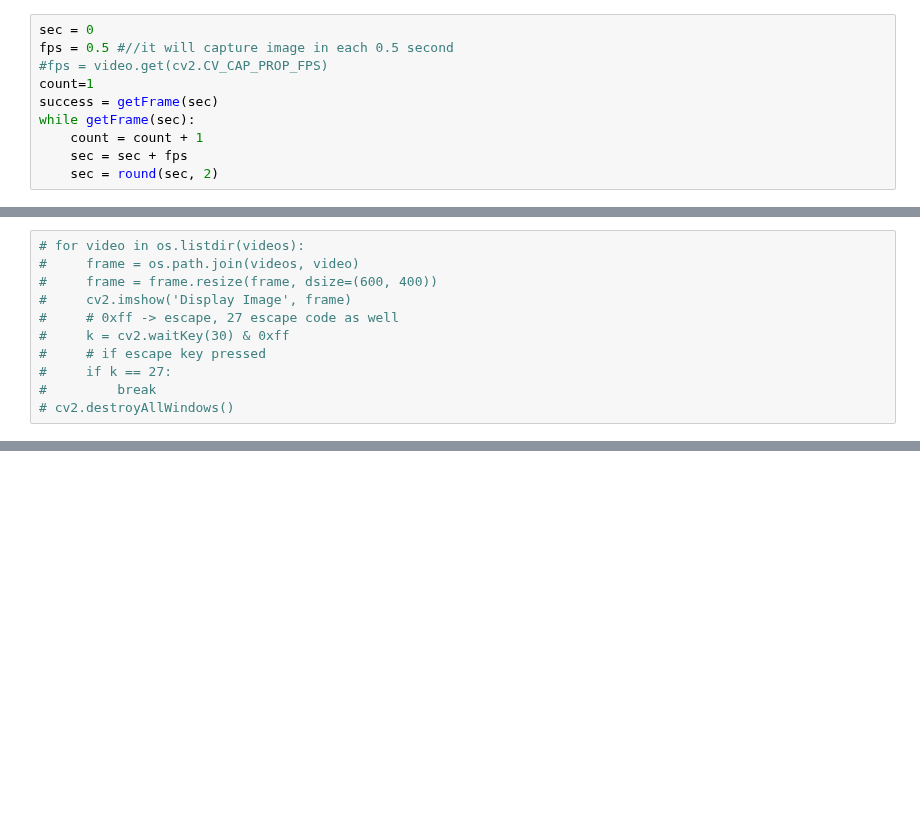
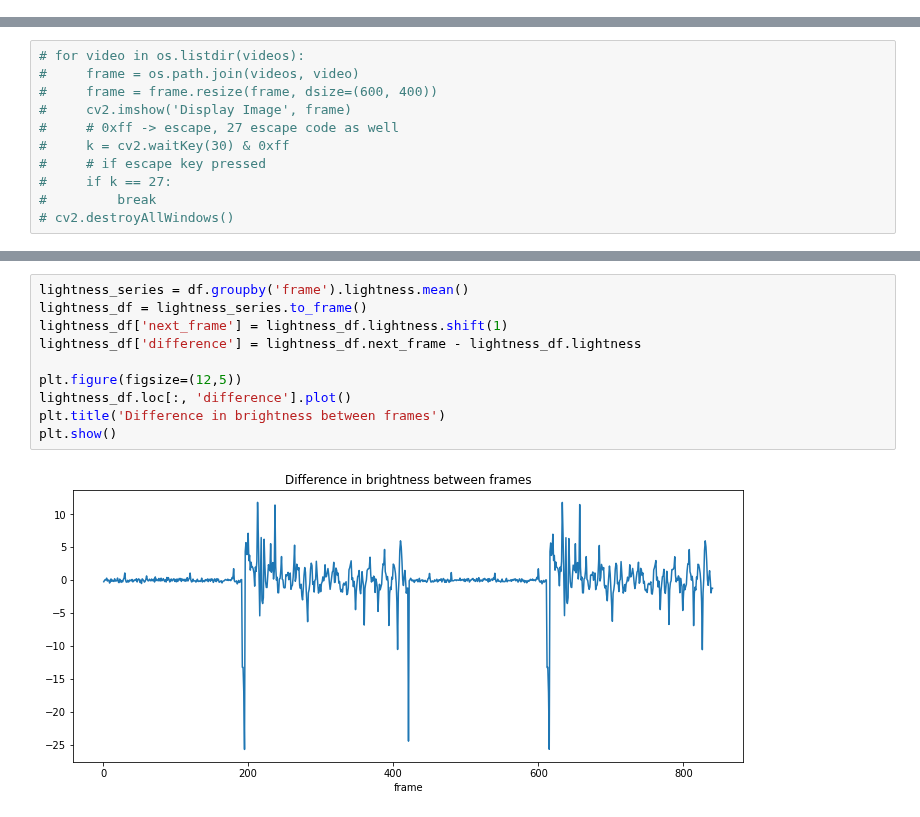
Before and after one commit to dream-team-nadia-woody/epilator, a Jupyter notebook: video_to_frame.ipynb, the cells around one changed output, grey strips where cells are left out. Saved outputs shown, nothing was run; the diff lists cells and outputs as text; blank space fills up the shorter version.

```diff
--- a/video_to_frame.ipynb
+++ b/video_to_frame.ipynb
@@ -22,11 +30 @@ def getFrame(sec: int = 0):
     return hasFrames
-# %%
-sec = 0
-fps = 0.5 #//it will capture image in each 0.5 second
-#fps = video.get(cv2.CV_CAP_PROP_FPS)
-count=1
-success = getFrame(sec)
-while getFrame(sec):
-    count = count + 1
-    sec = sec + fps
-    sec = round(sec, 2)
@@ -51,0 +98,12 @@ videos = 'videos/'
+# %%
+lightness_series = df.groupby('frame').lightness.mean()
+lightness_df = lightness_series.to_frame()
+lightness_df['next_frame'] = lightness_df.lightness.shift(1)
+lightness_df['difference'] = lightness_df.next_frame - lightness_df.lightness
+
+plt.figure(figsize=(12,5))
+lightness_df.loc[:, 'difference'].plot()
+plt.title('Difference in brightness between frames')
+plt.show()
+# %% [output]
+[figure, added]
```
Also changed, not shown: parts of 73 cells of this notebook, 2 other files.
